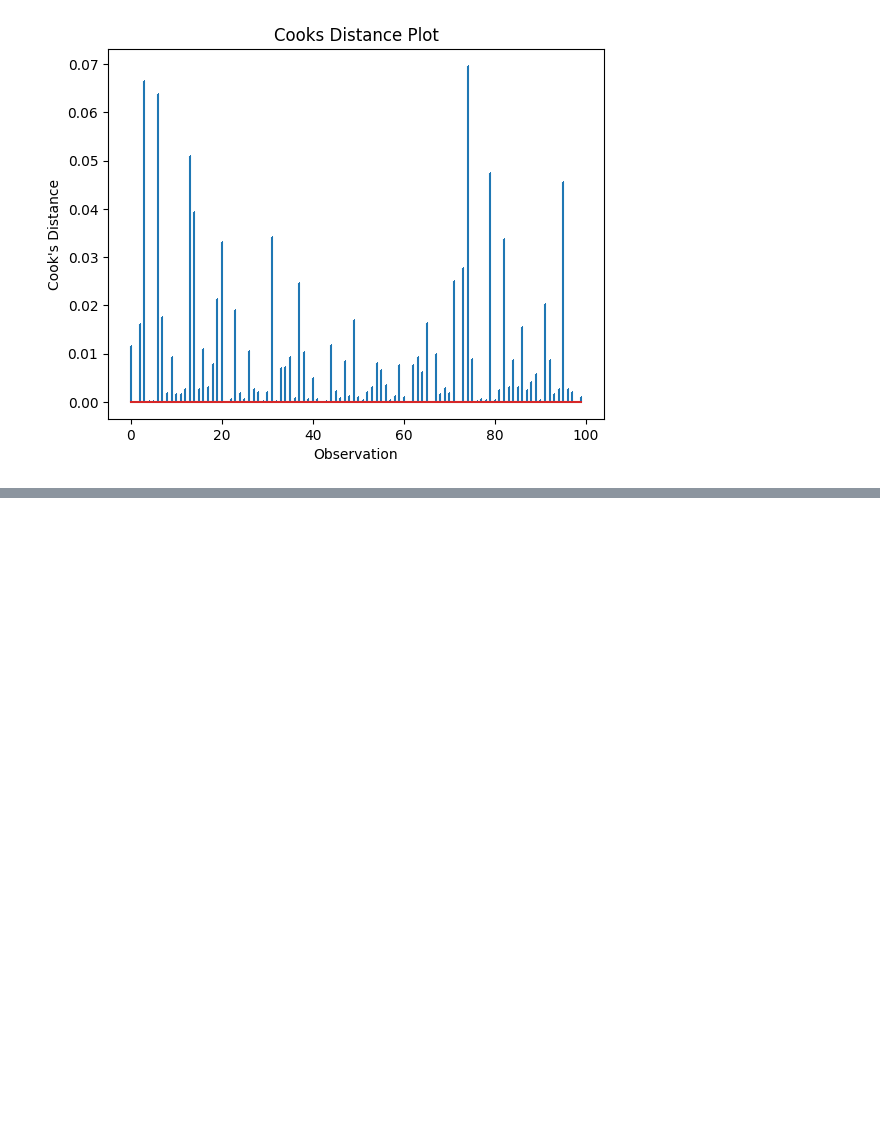
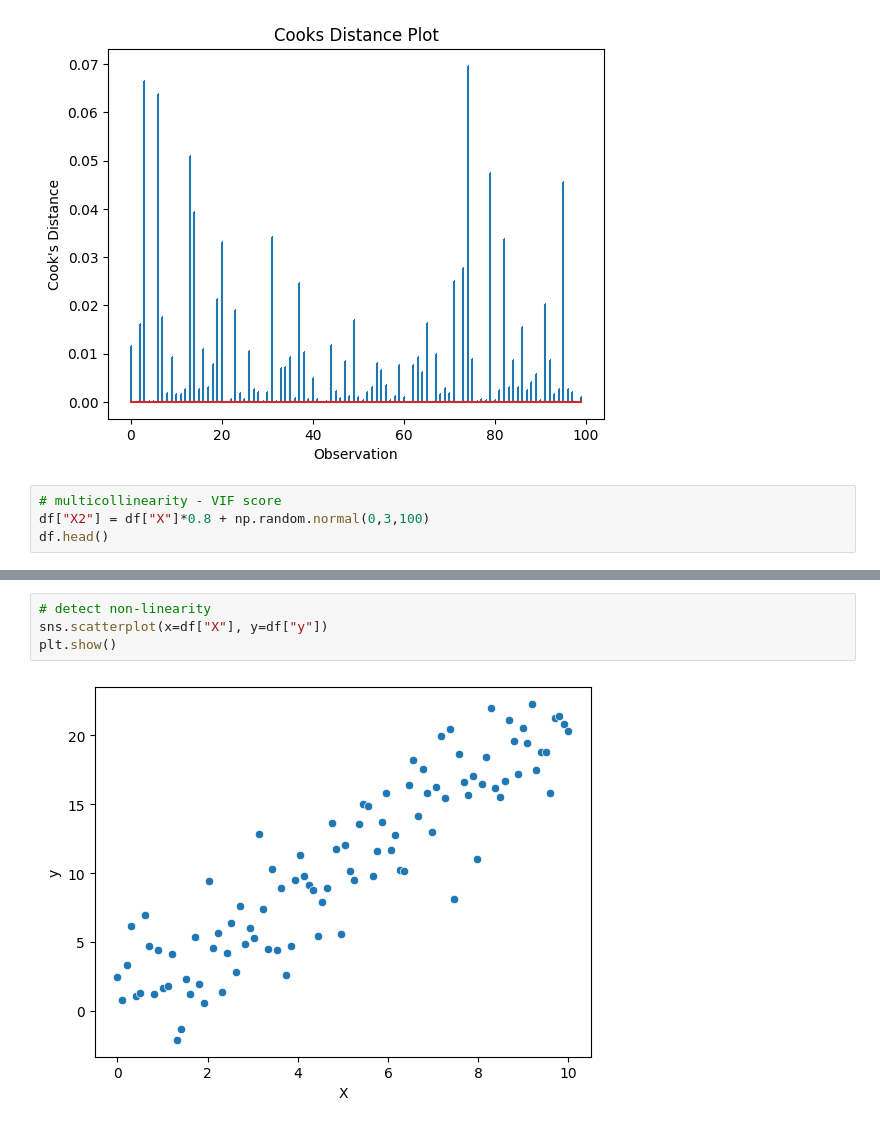
Before and after one commit to avikumart/DA-DS-Questions, a Jupyter notebook: ML_coding/Ml_coding_and_interviewn_practice.ipynb, the cells around one changed output, grey strips where cells are left out. Saved outputs shown, nothing was run; the diff lists cells and outputs as text; blank space fills up the shorter version.

```diff
--- a/ML_coding/Ml_coding_and_interviewn_practice.ipynb
+++ b/ML_coding/Ml_coding_and_interviewn_practice.ipynb
@@ -921,3 +920,7 @@ plt.title("Cooks Distance Plot")
 plt.show()
 # %% [output]
 [figure]
+# %%
+# multicollinearity - VIF score
+df["X2"] = df["X"]*0.8 + np.random.normal(0,3,100)
+df.head()
@@ -923,0 +947,6 @@ plt.show()
+# %%
+# detect non-linearity
+sns.scatterplot(x=df["X"], y=df["y"])
+plt.show()
+# %% [output]
+[figure, added]
```
Also changed, not shown: parts of 5 cells of this notebook.
